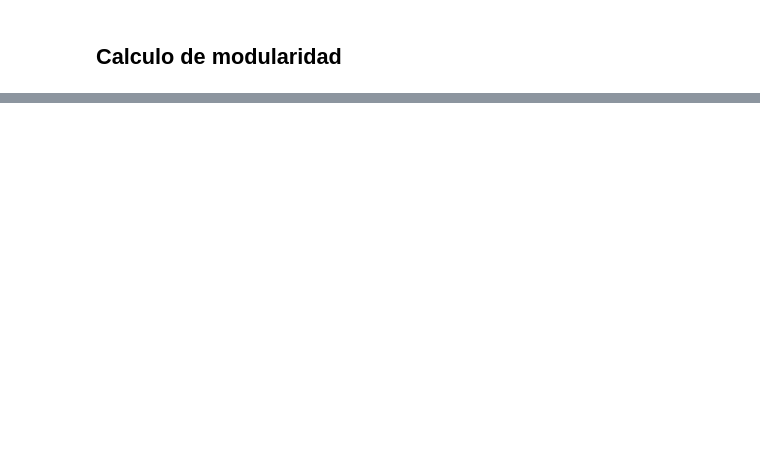
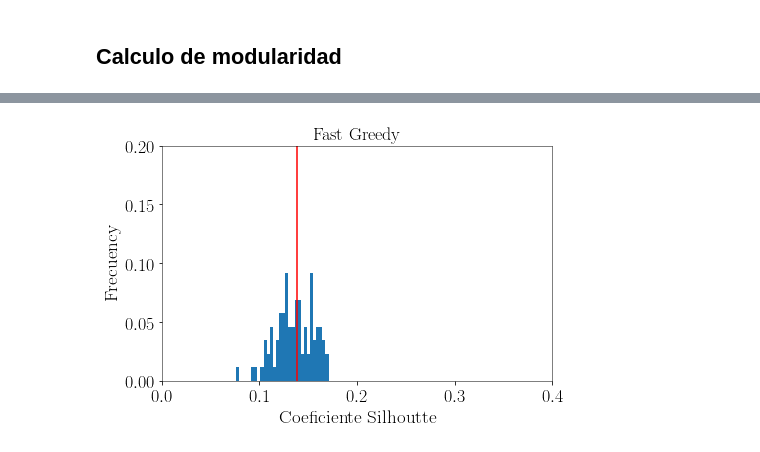
Before and after one commit to ignaciosticco/tc03, a Jupyter notebook: tc3.ipynb, the cells around one changed output, grey strips where cells are left out. Drawn from its saved outputs; the diff is of its cells as text; code cells hidden in the pictures; blank space fills up the shorter version.

```diff
--- a/tc3.ipynb
+++ b/tc3.ipynb
@@ -414,0 +436,4 @@ random_modularities(G,"edge_betweenness")
+# %%
+plot_histograms_Silhoutte(recableado[1],Silhouette_Coefficient_fast_greedy,"Fast Greedy")
+# %% [output]
+[figure, added]
```
Also changed, not shown: parts of 49 cells of this notebook.
